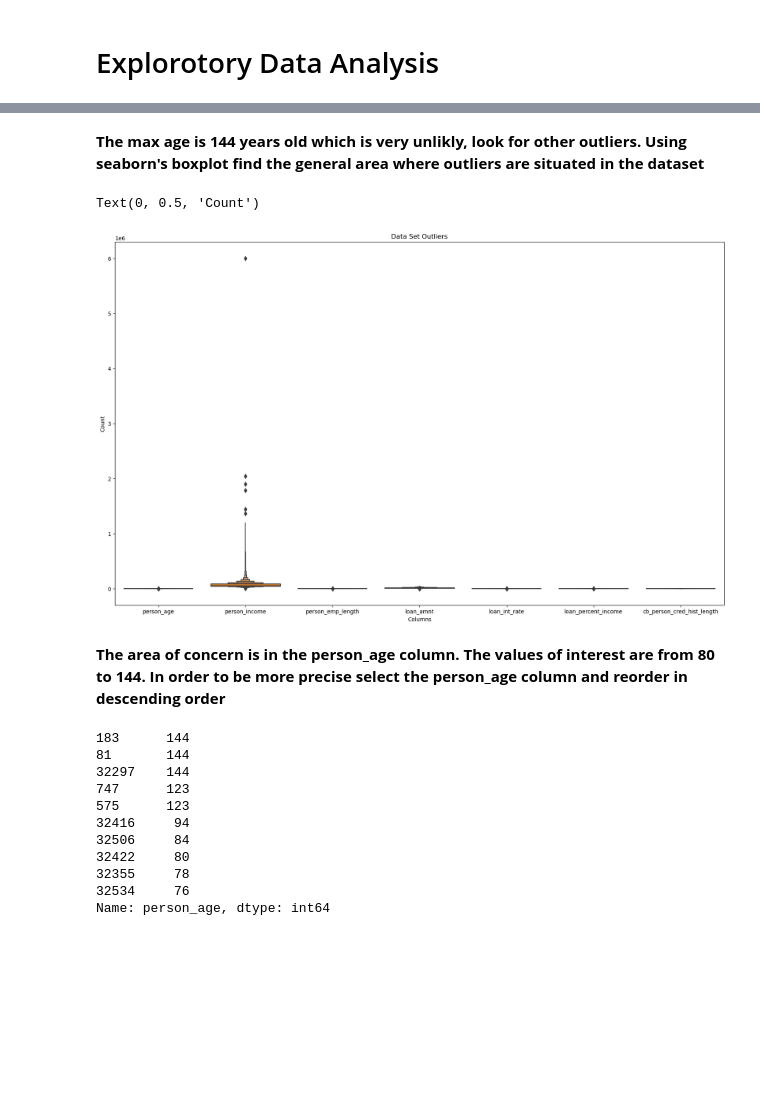
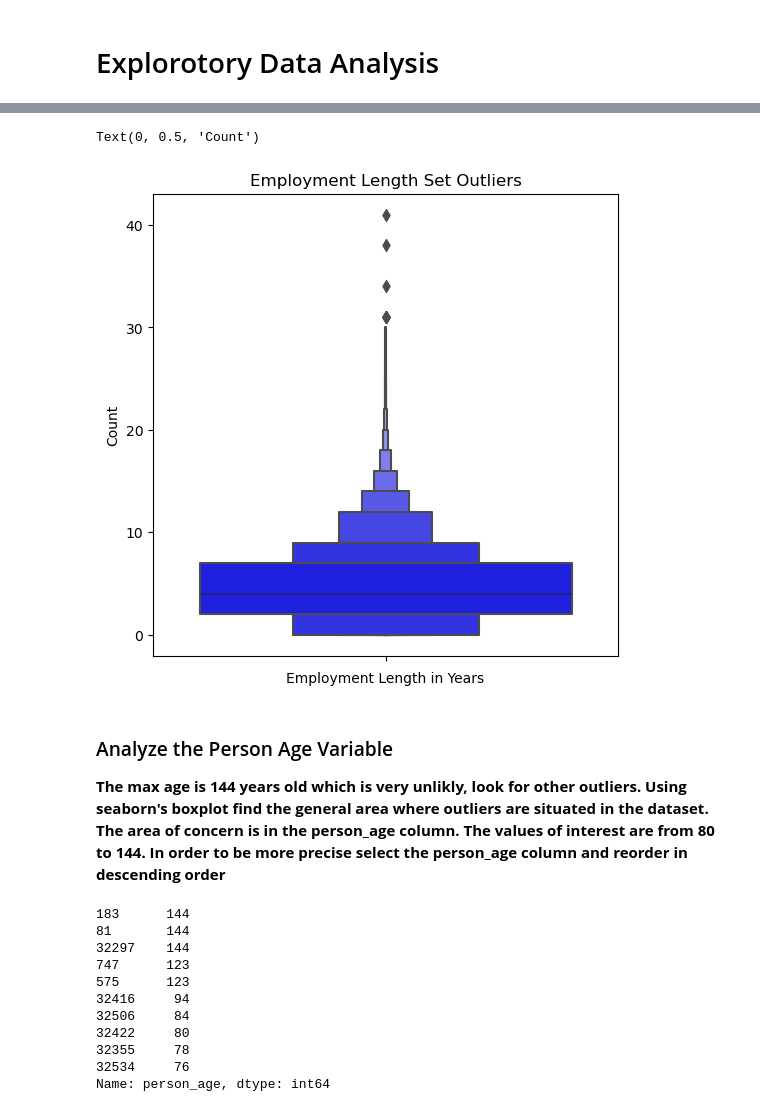
Before and after one commit to georgembugua00/credit_risk_classifier, a Jupyter notebook: notebook.ipynb, the cells around one changed output, grey strips where cells are left out. Saved outputs shown, nothing was run; the diff lists cells and outputs as text; code cells hidden in the pictures; blank space fills up the shorter version.

```diff
--- a/notebook.ipynb
+++ b/notebook.ipynb
@@ -254,0 +273,21 @@ data.describe()
+# %%
+def iqr_outlier_removal(data, column_name):
+
+  # Calculate quartiles
+  q1 = data[column_name].quantile(0.25)
+  q3 = data[column_name].quantile(0.995)
+
+  # Calculate IQR
+  iqr = q3 - q1
+
+  # Define lower and upper bounds
+  lower_bound = q1 - 1.5 * iqr
+  upper_bound = q3 + 1.5 * iqr
+
+  # Identify outliers
+  outlier_mask = (data[column_name] < lower_bound) | (data[column_name] > upper_bound)
+
+  # Filter data to remove outliers
+  filtered_data = data[~outlier_mask]
+
+  return filtered_data
@@ -254,0 +296,3 @@ data.describe()
+# %%
+filtered_data = iqr_outlier_removal(data,'person_emp_length')
+filtered_data['person_emp_length'].sort_values(ascending=False)
@@ -255,16 +312,17 @@ data.describe()
+# %%
+plt.figure(figsize=(6,6))
+sns.boxenplot(y='person_emp_length',data=filtered_data, color='b')
+plt.title('Employment Length Set Outliers')
+plt.xlabel('Employment Length in Years')
+plt.ylabel('Count')
+# %% [output]
+Text(0, 0.5, 'Count')
+[figure, added]
 # %% [markdown]
-**The max age is 144 years old which is very unlikly, look for other outliers. Using seaborn's boxplot find the general area where outliers are situated in the dataset**
+### Analyze the Person Age Variable
+
+
+**The max age is 144 years old which is very unlikly, look for other outliers. Using seaborn's boxplot find the general area where outliers are situated in the dataset. The area of concern is in the person_age column. The values of interest are from 80 to 144. In order to be more precise select the person_age column and reorder in descending order**
-# %%
-plt.figure(figsize=(20,12))
-sns.boxenplot(data)
-plt.title('Data Set Outliers')
-plt.xlabel('Columns')
-plt.ylabel('Count')
-# %% [output]
-Text(0, 0.5, 'Count')
-[figure, removed]
-# %% [markdown]
-**The area of concern is in the person_age column. The values of interest are from 80 to 144. In order to be more precise select the person_age column and reorder in descending order**
 # %%
 # Find the threshold for the outlier
 data['person_age'].sort_values(ascending=False).head(10)
```
Also changed, not shown: parts of 39 cells of this notebook, 7 other files.
